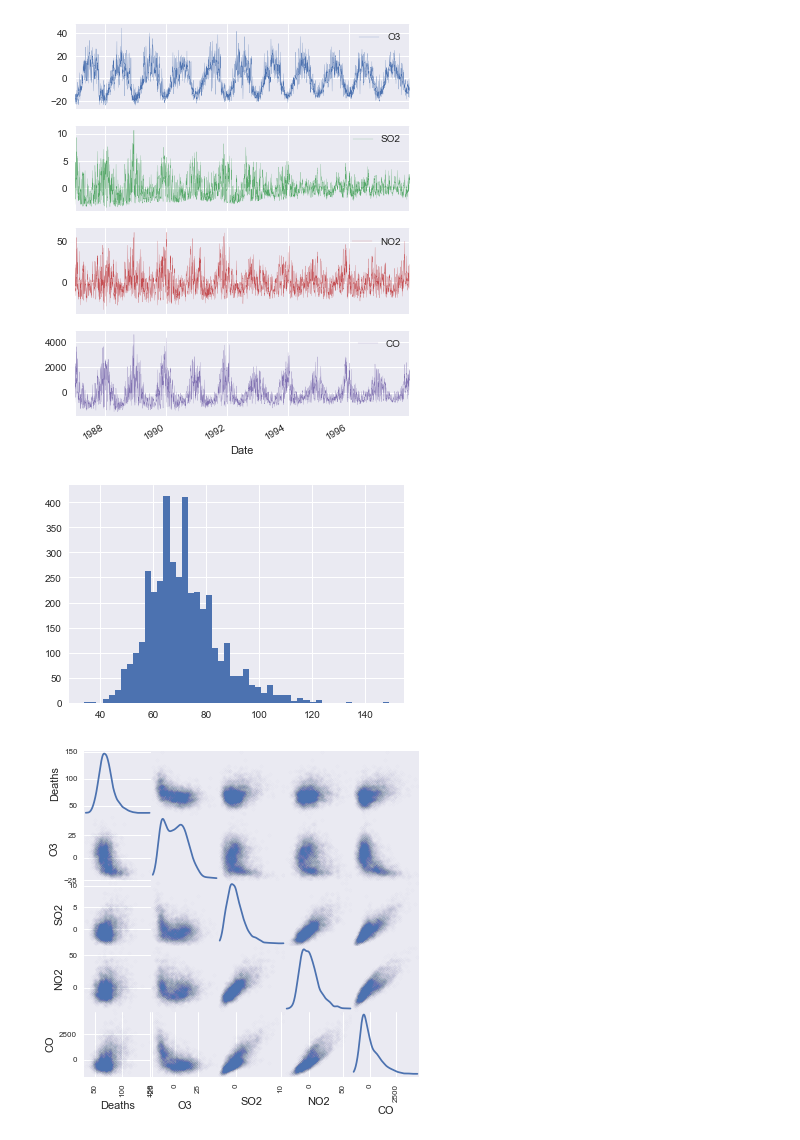
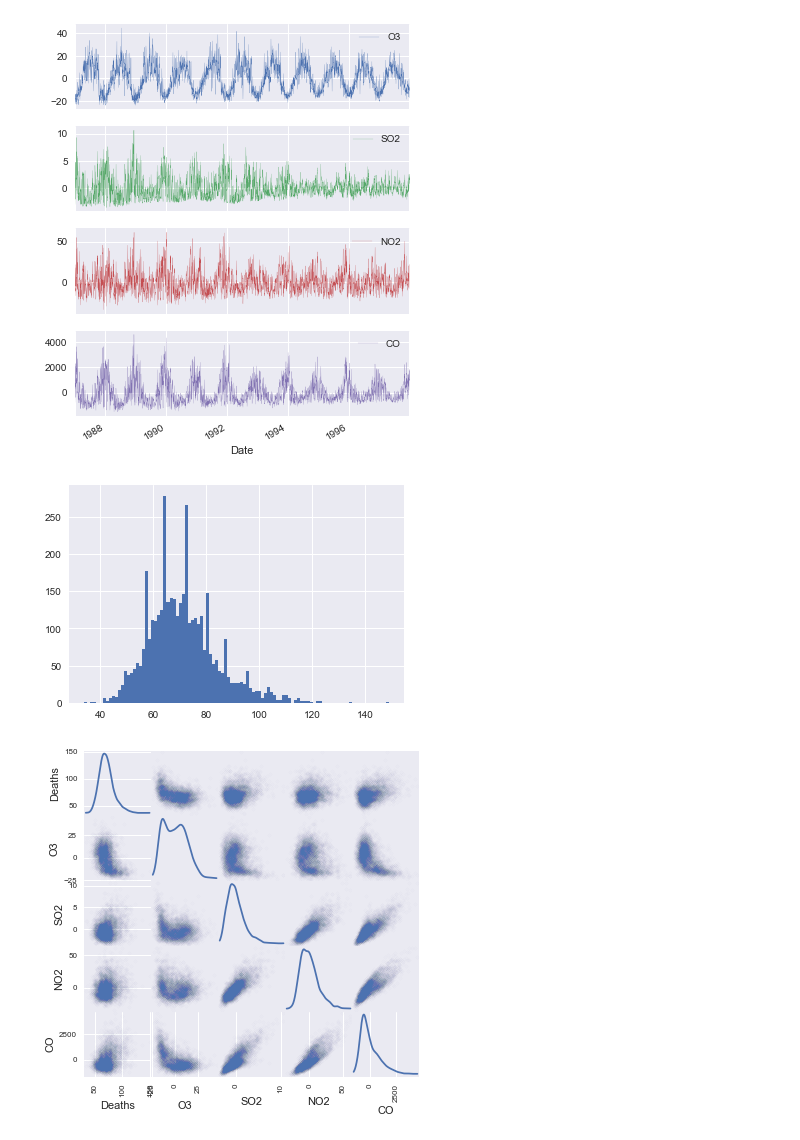
Before and after one commit to d-diaz/SEFS590F_Winter2017, a Jupyter notebook: SEFS 590F (Bayesian Models) - Final Exam.ipynb, the cells around one changed output. Cells and saved outputs as stored; diff of their text form; code cells hidden in the pictures.

```diff
--- a/SEFS 590F (Bayesian Models) - Final Exam.ipynb
+++ b/SEFS 590F (Bayesian Models) - Final Exam.ipynb
@@ -40,9 +88,9 @@ data.plot(x='Date', y=['O3', 'SO2', 'NO2', 'CO'], linewidth=0.2, subplots=True,
 # %% [output]
 [figure]
 # %%
-data.Deaths.hist(bins=50);
+data.Deaths.hist(bins=100);
 # %% [output]
-[figure, old version]
+[figure, new version]
 # %%
 from pandas.tools.plotting import scatter_matrix
 # %%
```
Also changed, not shown: parts of 34 cells of this notebook.
